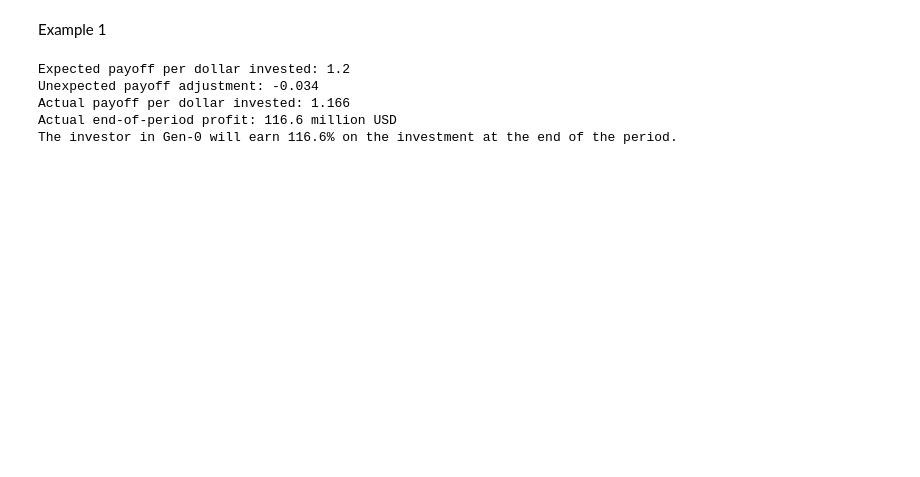
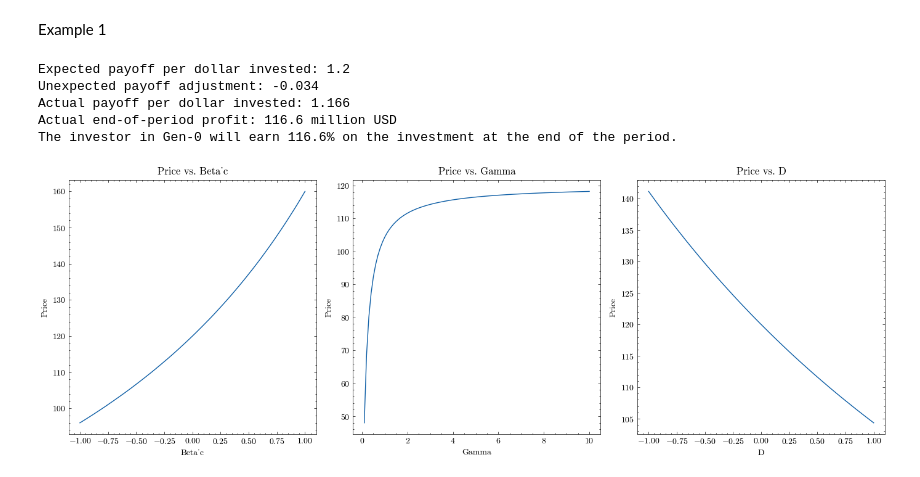
Before and after one commit to tlorans/climateriskassetpricing, a Jupyter notebook: codes/chapter02.ipynb, the cells around one changed output. Saved outputs shown, nothing was run; the diff lists cells and outputs as text; code cells hidden in the pictures; blank space fills up the shorter version.

```diff
--- a/codes/chapter02.ipynb
+++ b/codes/chapter02.ipynb
@@ -37,3 +37,60 @@ Unexpected payoff adjustment: -0.034
 Actual payoff per dollar invested: 1.166
 Actual end-of-period profit: 116.6 million USD
 The investor in Gen-0 will earn 116.6% on the investment at the end of the period.
+# %%
+import numpy as np
+import matplotlib.pyplot as plt
+import scienceplots
+
+plt.style.use(('science','no-latex'))
+plt.rcParams['axes.unicode_minus'] = False
+
+# Constants
+tilde_X1 = 120  # Payoff per dollar invested
+
+# Variable ranges
+beta_c_values = np.linspace(-1, 1, 100)  # Range of beta_c values from -1 to 1
+gamma_values = np.linspace(0.1, 10, 100)  # Range of gamma values from 0.1 to 10 (avoid division by zero)
+D_values = np.linspace(-1, 1, 100)  # Range of D values from -1 to 1
+
+# Default values for D, gamma, and beta_c
+D_default = 0.5
+gamma_default = 2
+beta_c_default = -0.3
+
+# Calculate price as a function of beta_c
+def price_vs_beta_c(beta_c, gamma, D):
+    Re = -D / gamma * beta_c
+    return tilde_X1 / (1 + Re)
+
+# Plot price vs. beta_c
+plt.figure(figsize=(14, 5))
+
+plt.subplot(1, 3, 1)
+prices = [price_vs_beta_c(beta_c, gamma_default, D_default) for beta_c in beta_c_values]
+plt.plot(beta_c_values, prices)
+plt.title('Price vs. Beta_c')
+plt.xlabel('Beta_c')
+plt.ylabel('Price')
+
+# Plot price vs. gamma
+plt.subplot(1, 3, 2)
+prices = [price_vs_beta_c(beta_c_default, gamma, D_default) for gamma in gamma_values]
+plt.plot(gamma_values, prices)
+plt.title('Price vs. Gamma')
+plt.xlabel('Gamma')
+plt.ylabel('Price')
+
+# Plot price vs. D
+plt.subplot(1, 3, 3)
+prices = [price_vs_beta_c(beta_c_default, gamma_default, D) for D in D_values]
+plt.plot(D_values, prices)
+plt.title('Price vs. D')
+plt.xlabel('D')
+plt.ylabel('Price')
+
+plt.tight_layout()
+plt.savefig('../images/chapter02/price_vs_parameters.png')
+plt.show()
+# %% [output]
+[figure, added]
```
Also changed, not shown: 6 other files.
